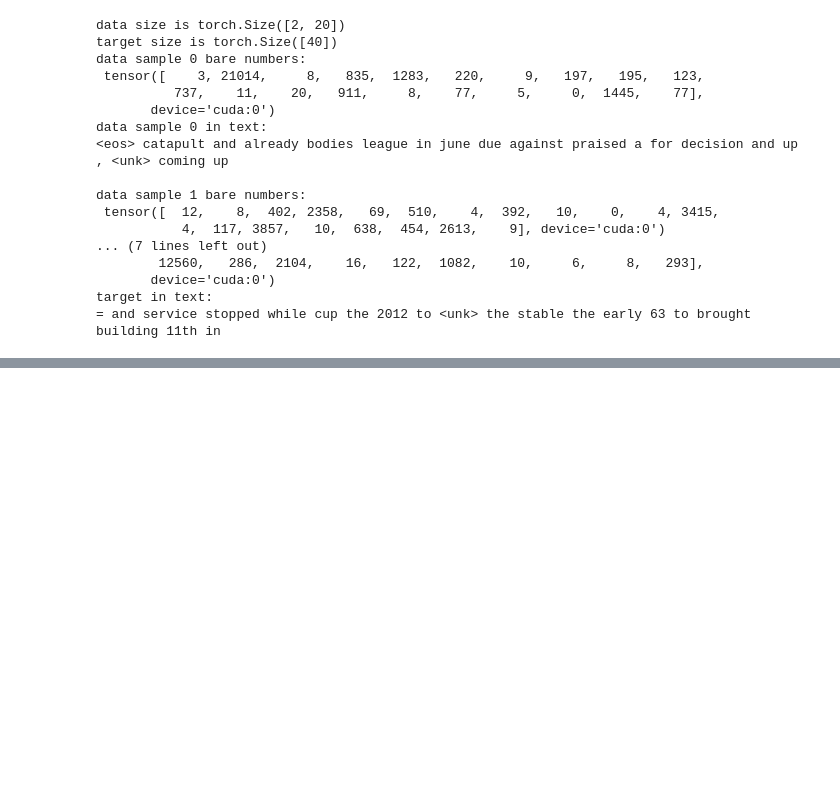
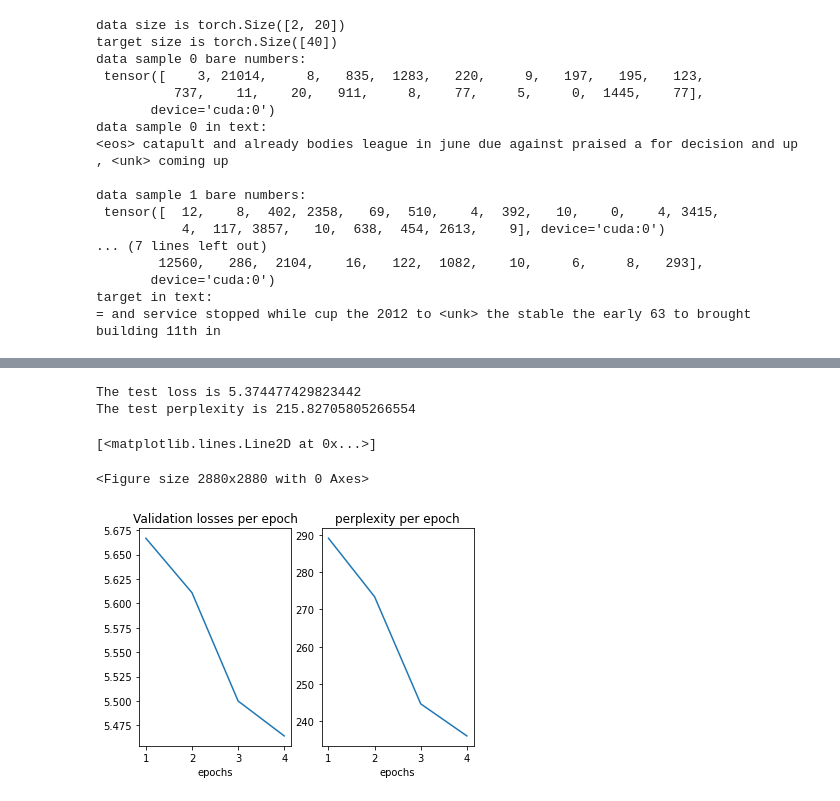
Before and after one commit to ynahum/dl_hw, a Jupyter notebook: hw3/ee046211_hw3_034462796_204034953.ipynb, the cells around one changed output, grey strips where cells are left out. Saved outputs shown, nothing was run; the diff lists cells and outputs as text; code cells hidden in the pictures; blank space fills up the shorter version.

Commit message:
hw3 t4 done

```diff
--- a/hw3/ee046211_hw3_034462796_204034953.ipynb
+++ b/hw3/ee046211_hw3_034462796_204034953.ipynb
@@ -546,0 +546,34 @@ bptt=35
+# %%
+# The training loop
+bptt=35
+valid_losses = []
+ppls = []
+min_valid_loss = np.Inf
+
+for epoch in np.arange(1, hyper_params['EPOCHS'] + 1):
+
+    e_start_time = time.time()
+    train(bptt)
+    valid_loss = evaluate(model, valid_data)
+    valid_losses.append(valid_loss)
+
+    ppl = np.exp(valid_loss)
+    ppls.append(ppl)
+
+    epoch_elapsed = time.time() - e_start_time
+
+    print(f"| *** done epoch {epoch} | valid loss {valid_loss:5.4f} | ppl {ppl:8.2f} | elapsed {epoch_elapsed}")
+
+    if valid_loss < min_valid_loss:
+        print('==> Saving checkpoint for the lowest validation loss model ...', end =" ")
+        if min_valid_loss != np.Inf:
+            old_filename = f'{min_valid_loss}_checkpoint.pth'
+            !rm {old_filename}
+        checkpoint = {'hyper_params': hyper_params,
+                      'state_dict': model.state_dict()}
+        filename = f'{valid_loss}_checkpoint.pth'
+        torch.save(checkpoint, filename)
+        print("Done saving")
+        min_valid_loss = valid_loss
+
+    scheduler.step()
@@ -547,3 +598,40 @@ bptt=35
+# %%
+# test set evaluation
+
+filename = f'{min_valid_loss}_checkpoint.pth'
+checkpoint = torch.load(filename)
+#print(f"hyper_params {checkpoint['hyper_params']}")
+best_model = TransformerModel(
+    ntoken=num_of_tokens,
+    ninp=hyper_params['EMBED_SIZE'],
+    nhead=hyper_params['ATTENTION_HEADS'],
+    nhid=hyper_params['HIDDEN_UNITS'],
+    nlayers=hyper_params['LAYERS'],
+    dropout=hyper_params['DROPOUT']).to(device)
+best_model.load_state_dict(checkpoint['state_dict'])
+
+test_loss = evaluate(best_model, test_data)
+test_ppl = np.exp(test_loss)
+print(f"The test loss is {test_loss}")
+print(f"The test perplexity is {test_ppl}")
+# %% [output]
+The test loss is 5.374477429823442
+The test perplexity is 215.82705805266554
+# %%
+fig = plt.figure(figsize=(40, 40))
+_, axes = plt.subplots(1, 2)
+
+x = range(1, hyper_params['EPOCHS'] + 1)
+axes[0].set_title("Validation losses per epoch")
+axes[0].set_xlabel("epochs")
+axes[0].plot(x, valid_losses)
+axes[1].set_title("perplexity per epoch")
+axes[1].set_xlabel("epochs")
+axes[1].plot(x, ppls)
+# %% [output]
+[<matplotlib.lines.Line2D at 0x...>]
+<Figure size 2880x2880 with 0 Axes>
+[figure, added]
 # %% [markdown]
 ### <img src="https://img.icons8.com/color/48/000000/code.png" style="height:50px;display:inline"> Task 5  - Generate Sentences
 ---
```
Also changed, not shown: parts of 5 cells of this notebook.
